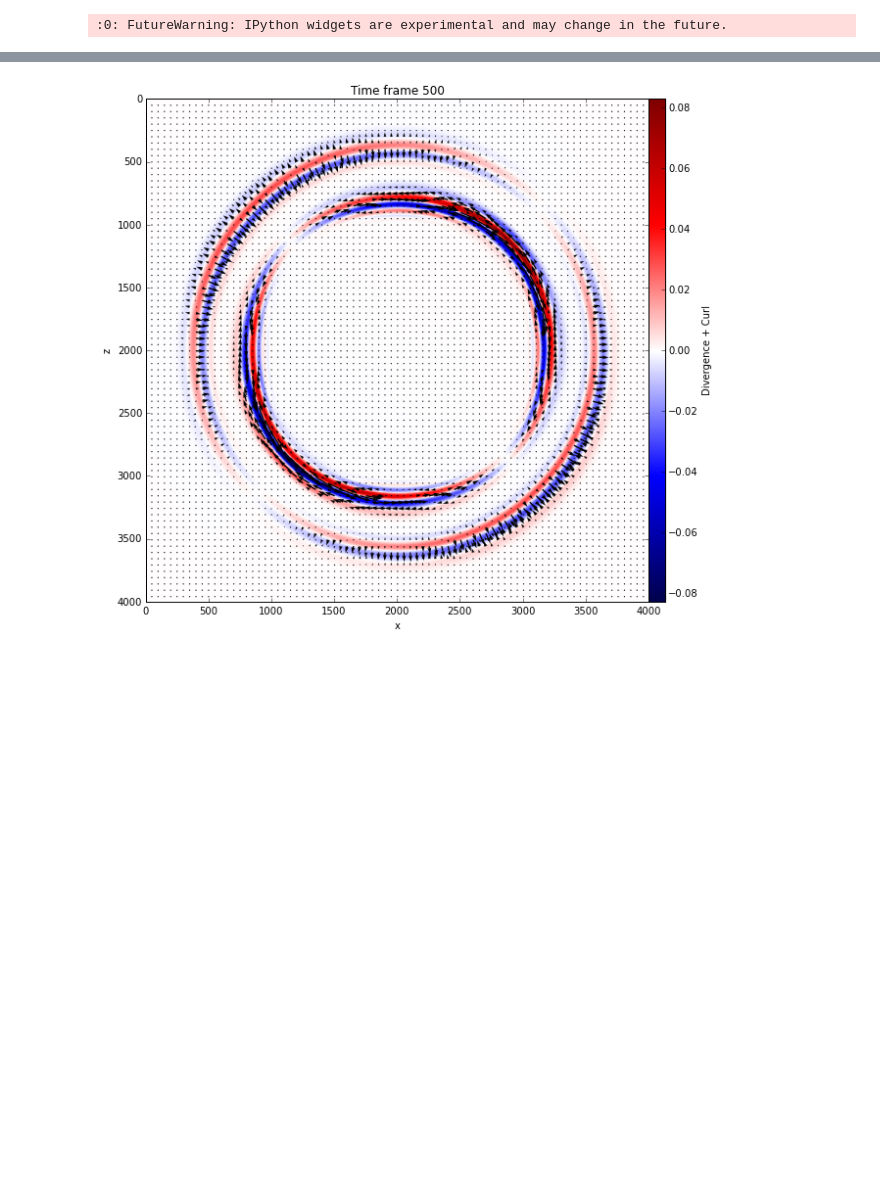
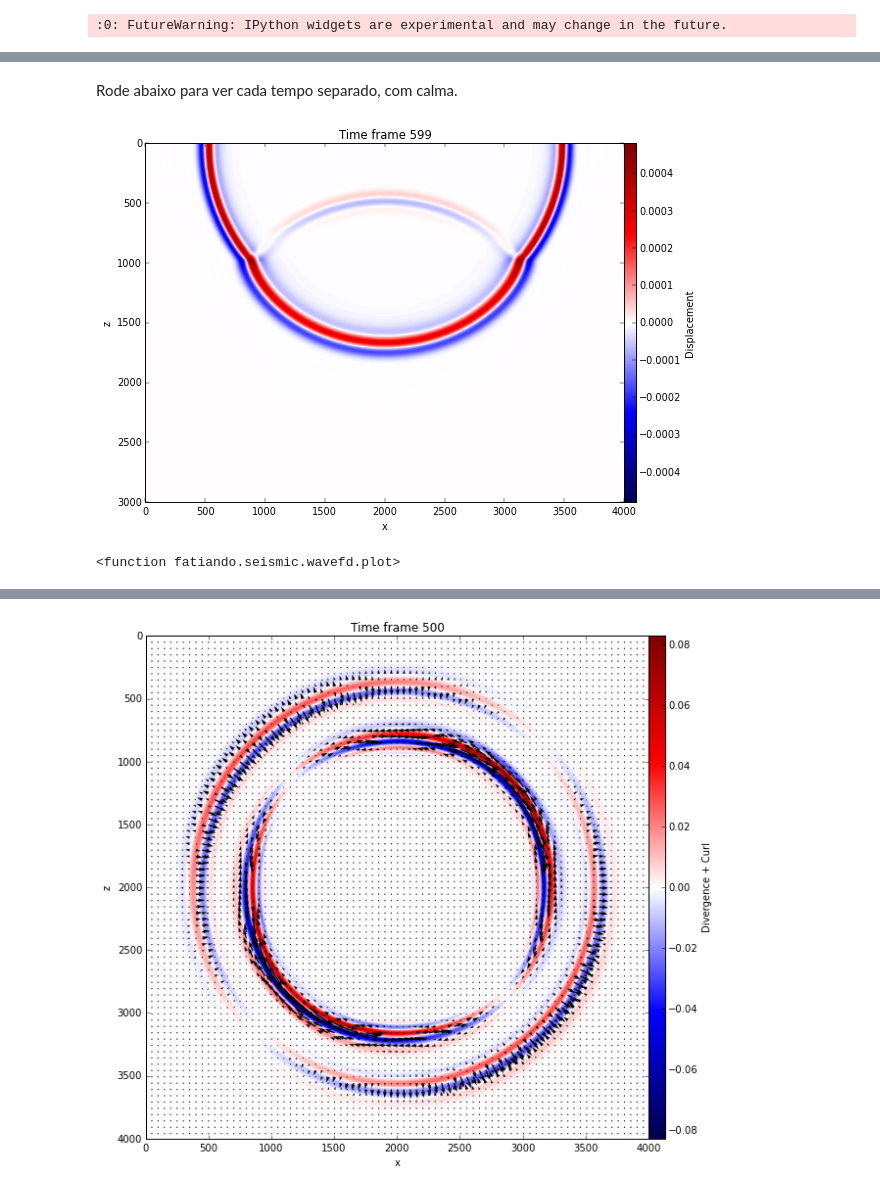
Before and after one commit to leouieda/geofisica2, a Jupyter notebook: notebooks/ondas-sismicas.ipynb, the cells around one changed output, grey strips where cells are left out. Drawn from its saved outputs; the diff is of its cells as text; code cells hidden in the pictures; blank space fills up the shorter version.

```diff
--- a/notebooks/ondas-sismicas.ipynb
+++ b/notebooks/ondas-sismicas.ipynb
@@ -35,2 +100,9 @@ sim1.explore()
+# %% [markdown]
+Rode abaixo para ver cada tempo separado, com calma.
+# %%
+sim2.explore(every=20)
+# %% [output]
+[figure, added]
+<function fatiando.seismic.wavefd.plot>
 # %%
 fig, axes = mpl.subplots(1, 3)
```
Also changed, not shown: parts of 31 cells of this notebook, 1 other file.
